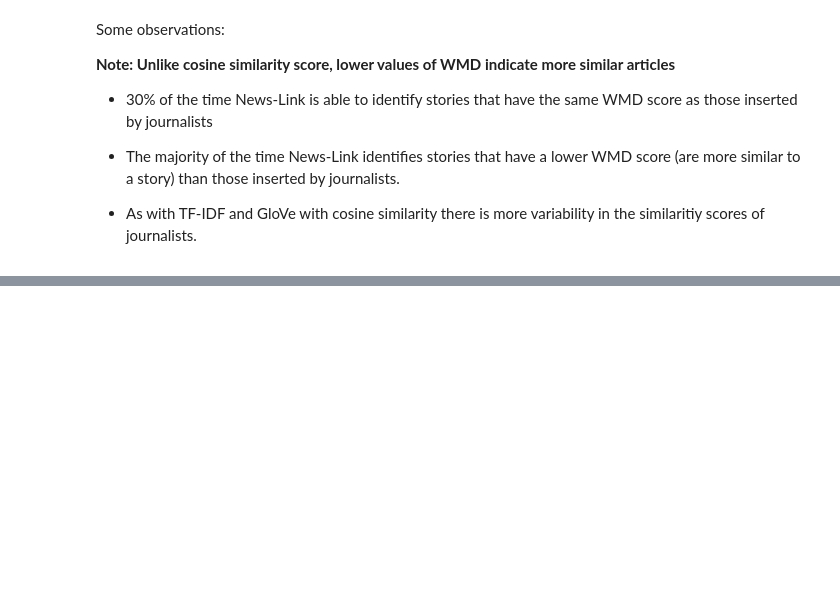
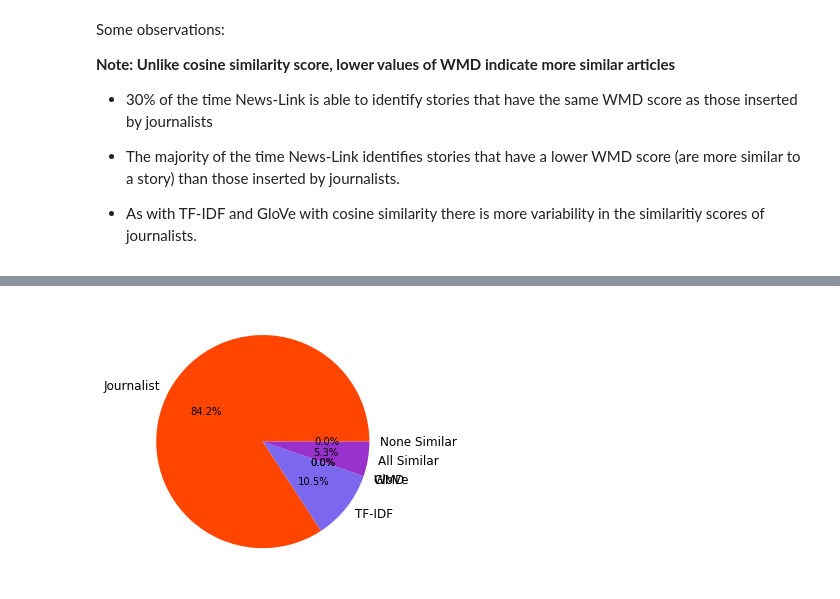
Before and after one commit to CylitaGuy/news-link, a Jupyter notebook: notebooks/Data_Viz_Exploration.ipynb, the cells around one changed output, grey strips where cells are left out. Saved outputs shown, nothing was run; the diff lists cells and outputs as text; code cells hidden in the pictures; blank space fills up the shorter version.

```diff
--- a/notebooks/Data_Viz_Exploration.ipynb
+++ b/notebooks/Data_Viz_Exploration.ipynb
@@ -374,0 +410,12 @@ Some observations:
+# %%
+# create a figure and axes
+fig, story3 = plt.subplots()
+
+story3.pie(round(survey["Story_3"],0), labels=labels, colors=colors,
+        autopct='%1.1f%%', shadow=False)
+#Adjusting margins
+plt.tight_layout()
+
+plt.savefig("Pie_Chart_Survey3.pdf", transparent = True)
+# %% [output]
+[figure, added]
```
Also changed, not shown: parts of 7 cells of this notebook.
